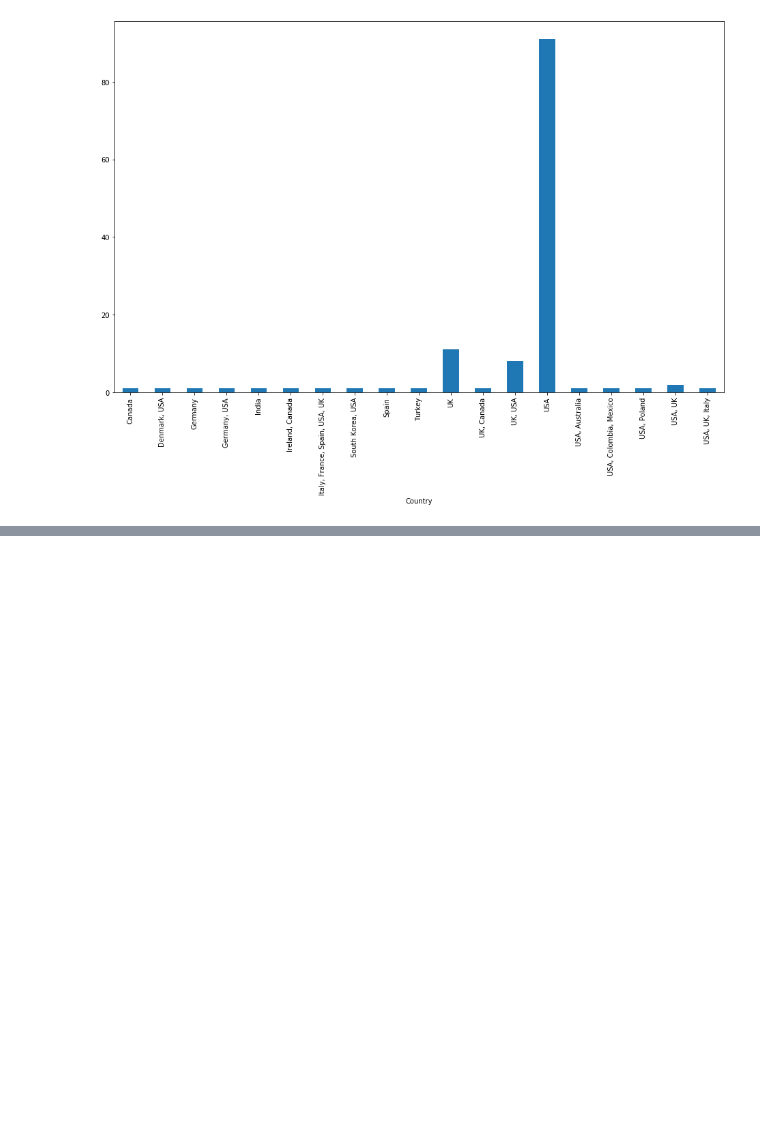
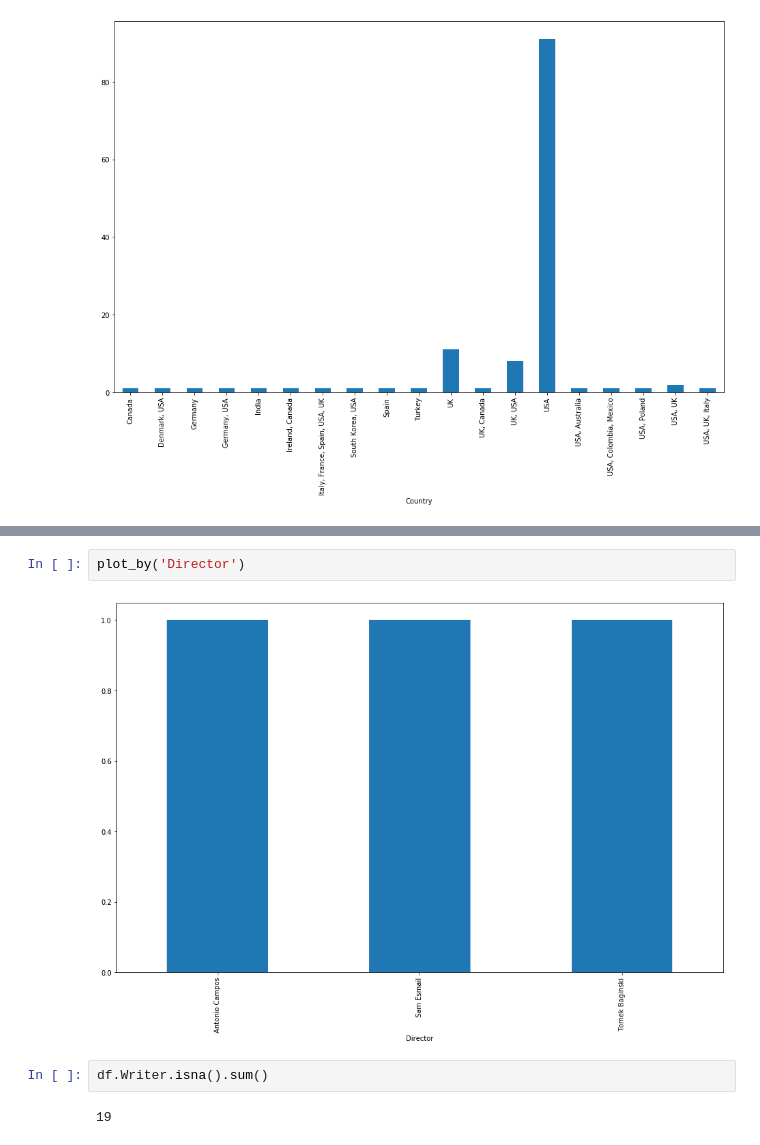
Before and after one commit to agorina91/tvshows, a Jupyter notebook: TvRec_Allcode.ipynb, the cells around one changed output, grey strips where cells are left out. Drawn from its saved outputs; the diff is of its cells as text; blank space fills up the shorter version.

```diff
--- a/TvRec_Allcode.ipynb
+++ b/TvRec_Allcode.ipynb
@@ -92,0 +101,8 @@ def plot_by(by_what):
+# %%
+plot_by('Director')
+# %% [output]
+[figure, added]
+# %%
+df.Writer.isna().sum()
+# %% [output]
+19
```
Also changed, not shown: parts of 8 cells of this notebook.
